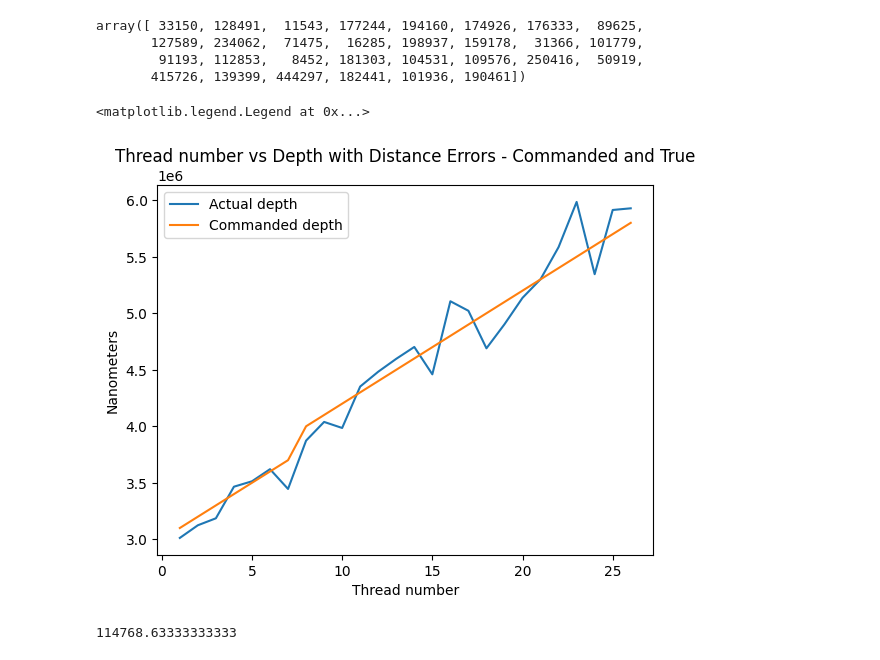
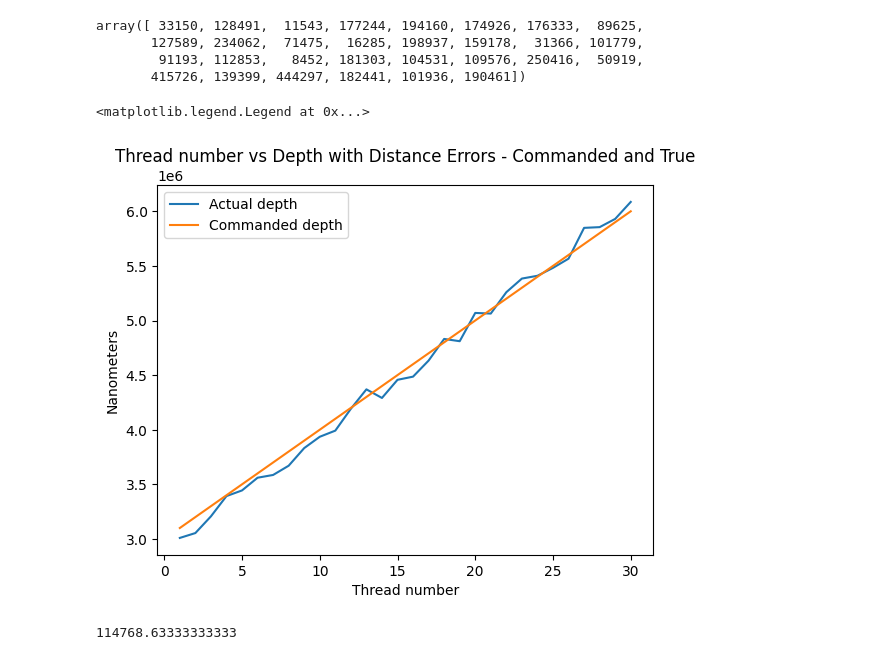
Before and after one commit to abhatia1205/neural-ink-interview-2, a Jupyter notebook: motion_exploration.ipynb, the cells around one changed output. Drawn from its saved outputs; the diff is of its cells as text; code cells hidden in the pictures.

```diff
--- a/motion_exploration.ipynb
+++ b/motion_exploration.ipynb
@@ -310,47 +310,51 @@ array([ 33150, 128491,  11543, 177244, 194160, 174926, 176333,  89625,
         91193, 112853,   8452, 181303, 104531, 109576, 250416,  50919,
        415726, 139399, 444297, 182441, 101936, 190461])
 # %%
-t = [3100000, 3012261, 0,
-3200000, 3124267, 1,
-3300000, 3185973, 2,
-3400000, 3465487, 3,
-3500000, 3513273, 4,
-3600000, 3620454, 5,
-3700000, 3445557, 6,
-4000000, 3873103, 9,
-4100000, 4038546, 10,
-4200000, 3985076, 11,
-4300000, 4351774, 12,
-4400000, 4482761, 13,
-4500000, 4597030, 14,
-4600000, 4701872, 15,
-4700000, 4459611, 16,
-4800000, 5106253, 17,
-4900000, 5021887, 18,
-5000000, 4689785, 19,
-5100000, 4902577, 20,
-5200000, 5136444, 21,
-5300000, 5301198, 22,
-5400000, 5585332, 23,
-5500000, 5985066, 24,
-5600000, 5345684, 25,
-5700000, 5913814, 26,
-5800000, 5928451, 27,]
+t = [3100000, 3009265, 0,
+3200000, 3053796, 1,
+3300000, 3206654, 2,
+3400000, 3392324, 3,
+3500000, 3444073, 4,
+3600000, 3560454, 5,
+3700000, 3585807, 6,
+3800000, 3670304, 7,
+3900000, 3831857, 8,
+4000000, 3935412, 9,
+4100000, 3991604, 10,
+4200000, 4191630, 11,
+4300000, 4369618, 12,
+4400000, 4290827, 13,
+4500000, 4456932, 14,
+4600000, 4485952, 15,
+4700000, 4633024, 16,
+4800000, 4831229, 17,
+4900000, 4810392, 18,
+5000000, 5069255, 19,
+5100000, 5063575, 20,
+5200000, 5259264, 21,
+5300000, 5383939, 22,
+5400000, 5409458, 23,
+5500000, 5481959, 24,
+5600000, 5566133, 25,
+5700000, 5848218, 26,
+5800000, 5854904, 27,
+5900000, 5930249, 28,
+6000000, 6085750, 29,]
 y_command = t[::3]
 y_actual = t[1::3]
 
 # Generating corresponding x-values (1 to 23)
 x_values = list(range(1, len(y_actual) + 1))
 
 plt.plot(x_values, y_actual, label="Actual depth")
 plt.plot(x_values, y_command, label="Commanded depth")
 plt.xlabel("Thread number")
 plt.ylabel("Nanometers")
 plt.title("Thread number vs Depth with Distance Errors - Commanded and True")
 plt.legend()
 # %% [output]
 <matplotlib.legend.Legend at 0x...>
-[figure, old version]
+[figure, new version]
 # %%
 np.abs((np.array(y_actual) - np.array(y_command))).mean()
 # %% [output]
```
Also changed, not shown: 3 other files.
